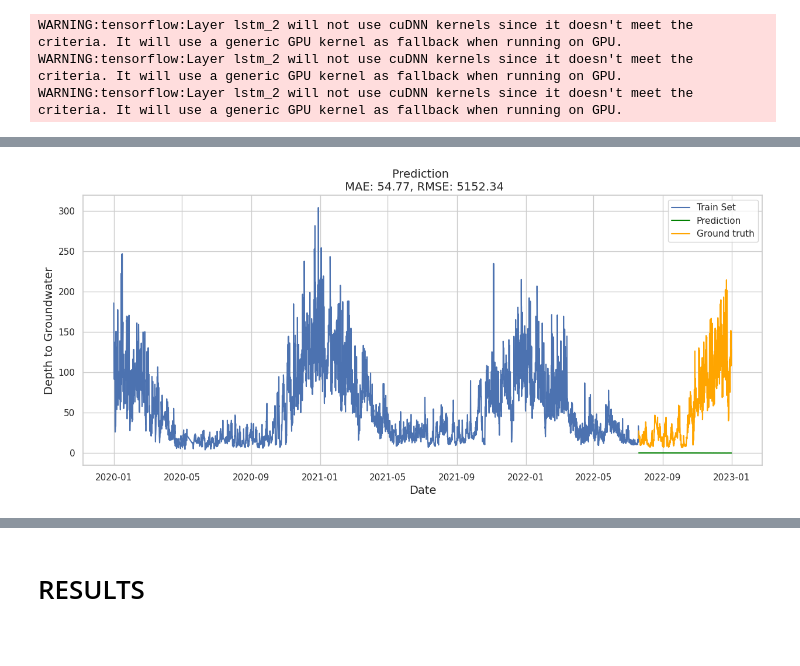
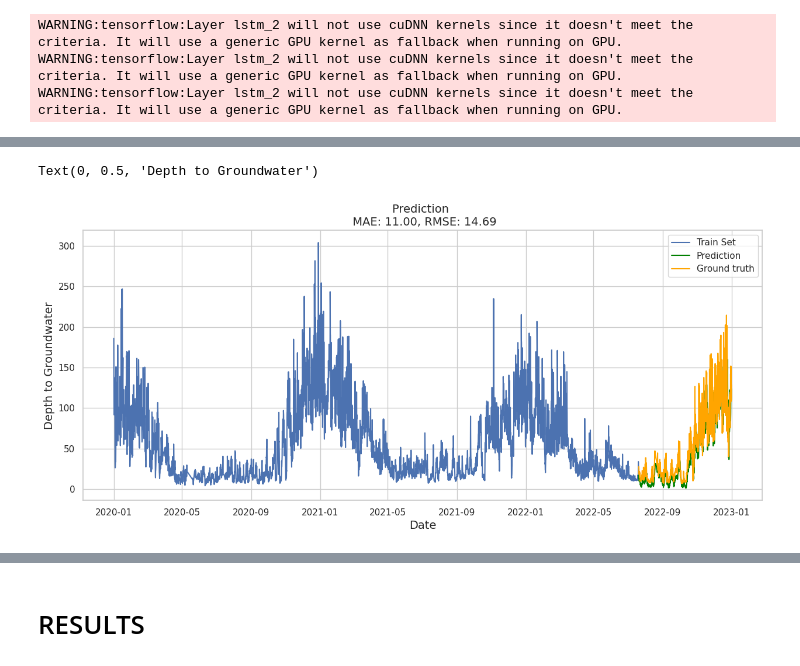
Before and after one commit to shanthan5327/ML_Models, a Jupyter notebook: air_pollution_CSI.ipynb, the cells around one changed output, grey strips where cells are left out. Drawn from its saved outputs; the diff is of its cells as text; code cells hidden in the pictures.

```diff
--- a/air_pollution_CSI.ipynb
+++ b/air_pollution_CSI.ipynb
@@ -646,0 +673,21 @@ df_delhi
+# %%
+fig, ax = plt.subplots(ncols=2, nrows=4, sharex=True, figsize=(16,8))
+
+for i, column in enumerate(['PM2.5', 'NO']):
+
+    res = seasonal_decompose(df_delhi[column], period=52, model='additive', extrapolate_trend='freq')
+
+    ax[0,i].set_title('Decomposition of {}'.format(column), fontsize=16)
+    res.observed.plot(ax=ax[0,i], legend=False, color='dodgerblue')
+    ax[0,i].set_ylabel('Observed', fontsize=14)
+
+    res.trend.plot(ax=ax[1,i], legend=False, color='dodgerblue')
+    ax[1,i].set_ylabel('Trend', fontsize=14)
+
+    res.seasonal.plot(ax=ax[2,i], legend=False, color='dodgerblue')
+    ax[2,i].set_ylabel('Seasonal', fontsize=14)
+
+    res.resid.plot(ax=ax[3,i], legend=False, color='dodgerblue')
+    ax[3,i].set_ylabel('Residual', fontsize=14)
+
+plt.show()
@@ -646,0 +807,3 @@ df_delhi
+# %%
+df_['Kolkata'].index = df_['Kolkata']['Time Periods']
+y = df_['Kolkata']['PM2.5']
@@ -777,0 +968,16 @@ Mean Absolute Error (MAE): 54.76806325953156
+# %%
+# Make predictions using the trained model
+train_predict = model.predict(x_train)
+test_predict = model.predict(x_test)
+
+# invert predictions
+train_predict = scaler.inverse_transform(train_predict)
+y_train = scaler.inverse_transform([y_train])
+
+test_predict = scaler.inverse_transform(test_predict)
+y_test = scaler.inverse_transform([y_test])
+
+# Get the root mean squared error (RMSE) and MAE
+score_rmse = np.sqrt(mean_squared_error(y_test[0], test_predict[:,0]))
+score_mae = mean_absolute_error(y_test[0], test_predict[:,0])
+print(Fore.GREEN + 'RMSE: {}'.format(score_rmse))
@@ -778,21 +988,20 @@ Mean Absolute Error (MAE): 54.76806325953156
 # %%
 x_train_ticks = univariate_df.head(train_size)['ds']
 y_train = univariate_df.head(train_size)['y']
 x_test_ticks = univariate_df.tail(987)['ds']
 
 # Plot the forecast
 f, ax = plt.subplots(1)
 f.set_figheight(6)
 f.set_figwidth(15)
 
 sns.lineplot(x=x_train_ticks, y=y_train, ax=ax, label='Train Set') #navajowhite
 sns.lineplot(x=x_test_ticks, y=test_predict[:,0], ax=ax, color='green', label='Prediction') #navajowhite
 sns.lineplot(x=x_test_ticks, y=y_test[0], ax=ax, color='orange', label='Ground truth') #navajowhite
 
-ax.set_title(f'Prediction \n MAE: {mae:.2f}, RMSE: {mse:.2f}', fontsize=14)
+ax.set_title(f'Prediction \n MAE: {score_mae:.2f}, RMSE: {score_rmse:.2f}', fontsize=14)
 ax.set_xlabel(xlabel='Date', fontsize=14)
 ax.set_ylabel(ylabel='Depth to Groundwater', fontsize=14)
-
-plt.show()
 # %% [output]
+Text(0, 0.5, 'Depth to Groundwater')
-[figure, old version]
+[figure, new version]
```
Also changed, not shown: parts of 21 cells of this notebook.
